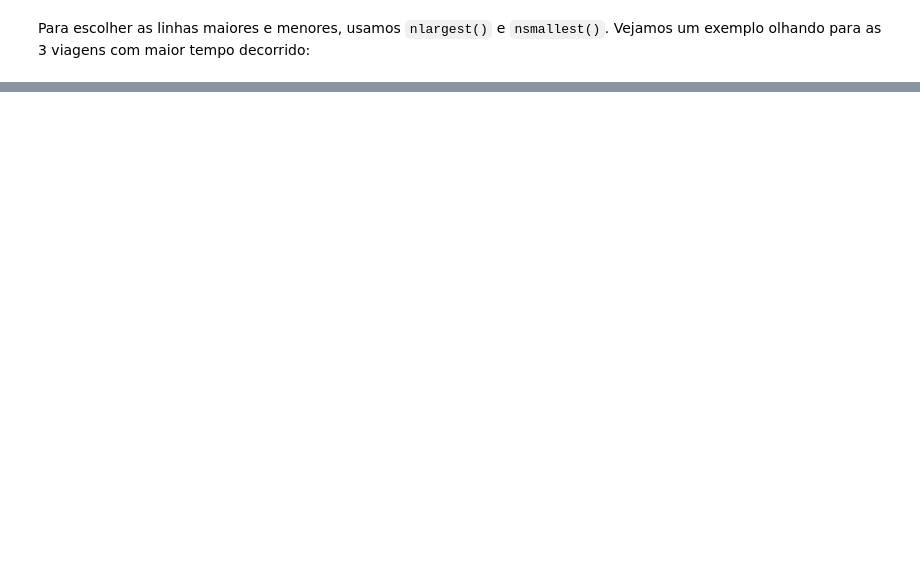
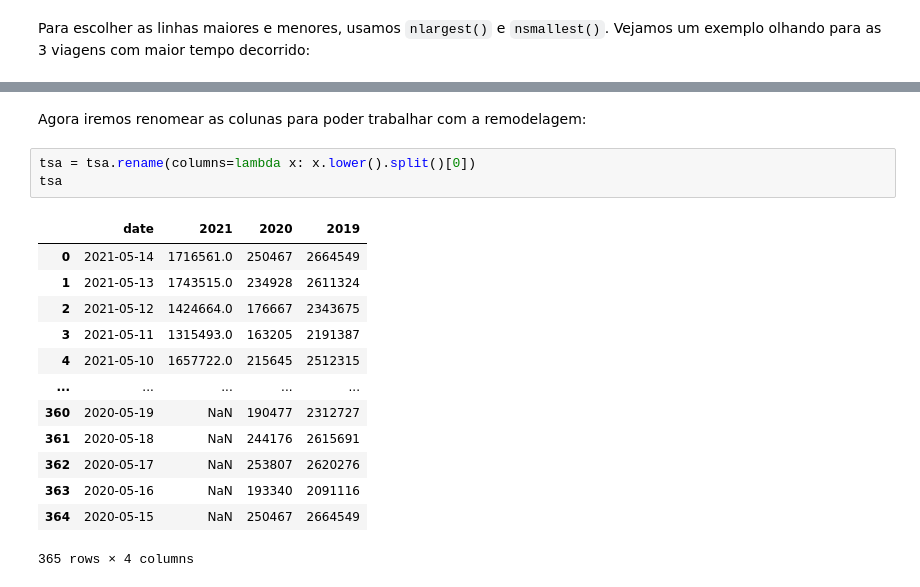
Before and after one commit to nicolas1707/pandas-workshop, a Jupyter notebook: notebooks/Anotações.ipynb, the cells around one changed output, grey strips where cells are left out. Cells and saved outputs as stored; diff of their text form; blank space fills up the shorter version.

```diff
--- a/notebooks/Anotações.ipynb
+++ b/notebooks/Anotações.ipynb
@@ -526,0 +605,19 @@ taxis.nsmallest(4, 'total_amount')
+# %% [markdown]
+Agora iremos renomear as colunas para poder trabalhar com a remodelagem:
+# %%
+tsa = tsa.rename(columns=lambda x: x.lower().split()[0])
+tsa
+# %% [output]
+|  | date | 2021 | 2020 | 2019 |
+| 0 | 2021-05-14 | 1716561.0 | 250467 | 2664549 |
+| 1 | 2021-05-13 | 1743515.0 | 234928 | 2611324 |
+| 2 | 2021-05-12 | 1424664.0 | 176667 | 2343675 |
+| 3 | 2021-05-11 | 1315493.0 | 163205 | 2191387 |
+| 4 | 2021-05-10 | 1657722.0 | 215645 | 2512315 |
+| ... | ... | ... | ... | ... |
+| 360 | 2020-05-19 | NaN | 190477 | 2312727 |
+| 361 | 2020-05-18 | NaN | 244176 | 2615691 |
+| 362 | 2020-05-17 | NaN | 253807 | 2620276 |
+| 363 | 2020-05-16 | NaN | 193340 | 2091116 |
+| 364 | 2020-05-15 | NaN | 250467 | 2664549 |
+365 rows × 4 columns
```
Also changed, not shown: parts of 23 cells of this notebook.
